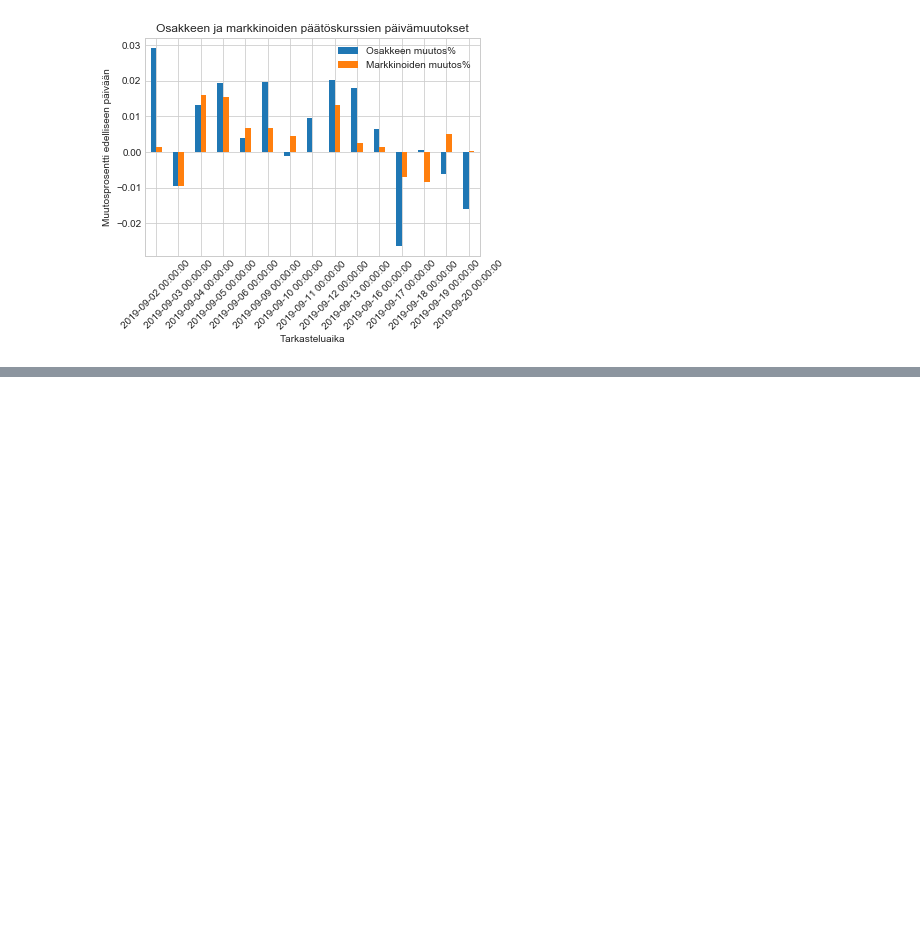
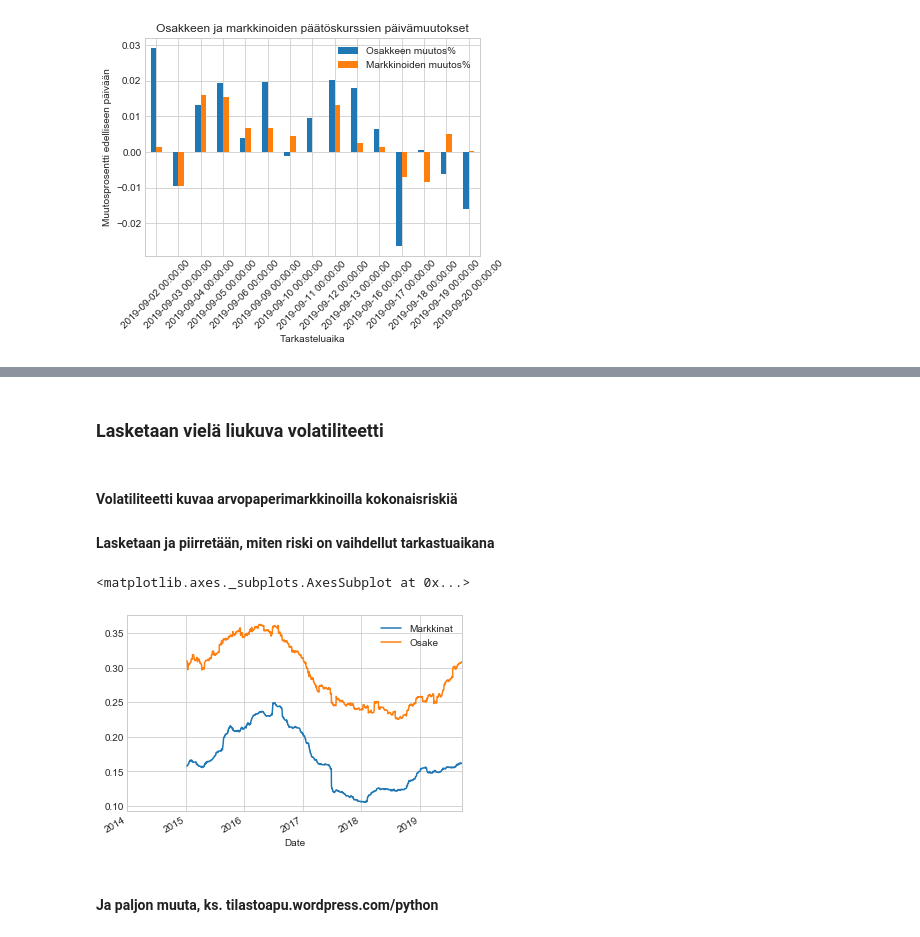
Before and after one commit to juhanurmonen/aikasarjoja-kuvioita-prosenttimuutoksia, a Jupyter notebook: Analysointiosaaminen-2019-09-25.ipynb, the cells around one changed output, grey strips where cells are left out. Drawn from its saved outputs; the diff is of its cells as text; code cells hidden in the pictures; blank space fills up the shorter version.

```diff
--- a/Analysointiosaaminen-2019-09-25.ipynb
+++ b/Analysointiosaaminen-2019-09-25.ipynb
@@ -206,0 +303,18 @@ Text(0.5, 0, 'Tarkasteluaika')
+# %% [markdown]
+### Lasketaan vielä liukuva volatiliteetti
+# %% [markdown]
+#### Volatiliteetti kuvaa arvopaperimarkkinoilla kokonaisriskiä
+#### Lasketaan ja piirretään, miten riski on vaihdellut tarkastuaikana
+# %%
+##### Markkinoiden muutokset
+
+(muutokset['Markkinoiden muutos%'].rolling(254).std()*(254**0.5)).plot(label='Markkinat', legend=True)
+
+##### Osakkeen muutokset
+
+(muutokset['Osakkeen muutos%'].rolling(254).std()*(254**0.5)).plot(label='Osake', legend=True)
+# %% [output]
+<matplotlib.axes._subplots.AxesSubplot at 0x...>
+[figure, added]
+# %% [markdown]
+#### Ja paljon muuta, ks. tilastoapu.wordpress.com/python
```
Also changed, not shown: parts of 10 cells of this notebook, 2 other files.
